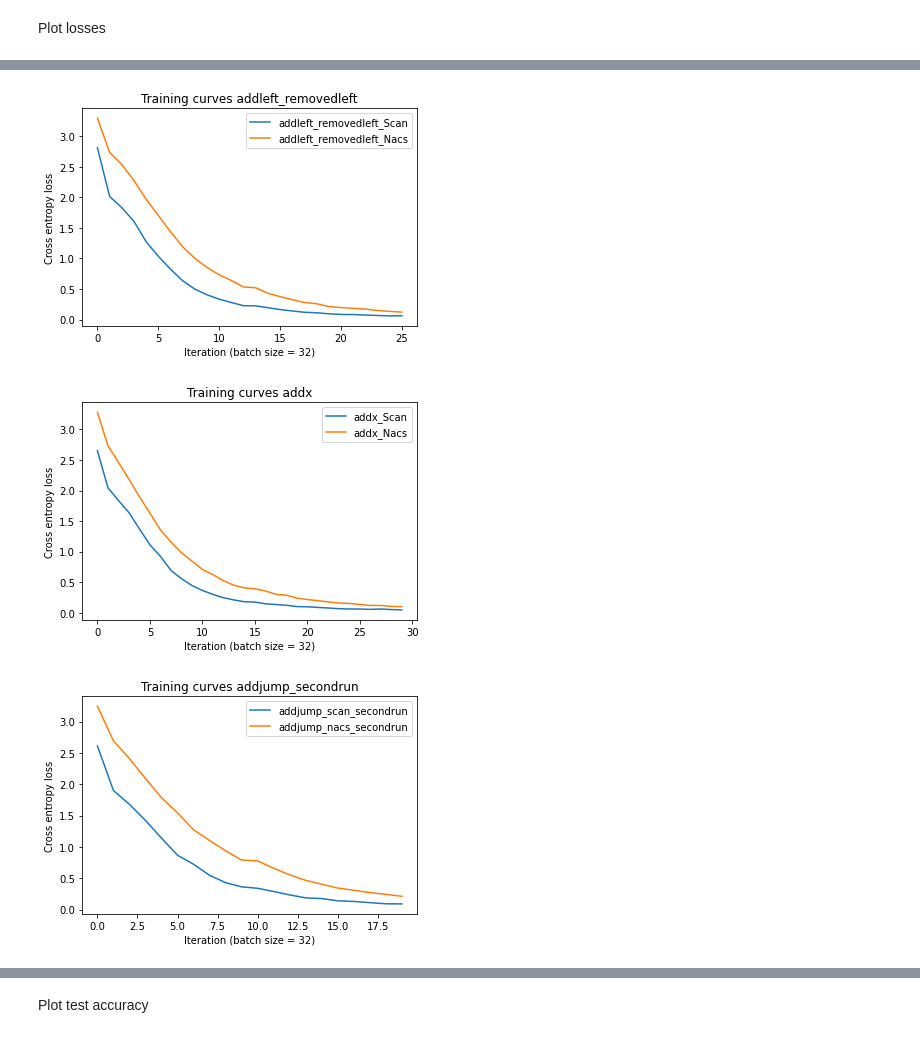
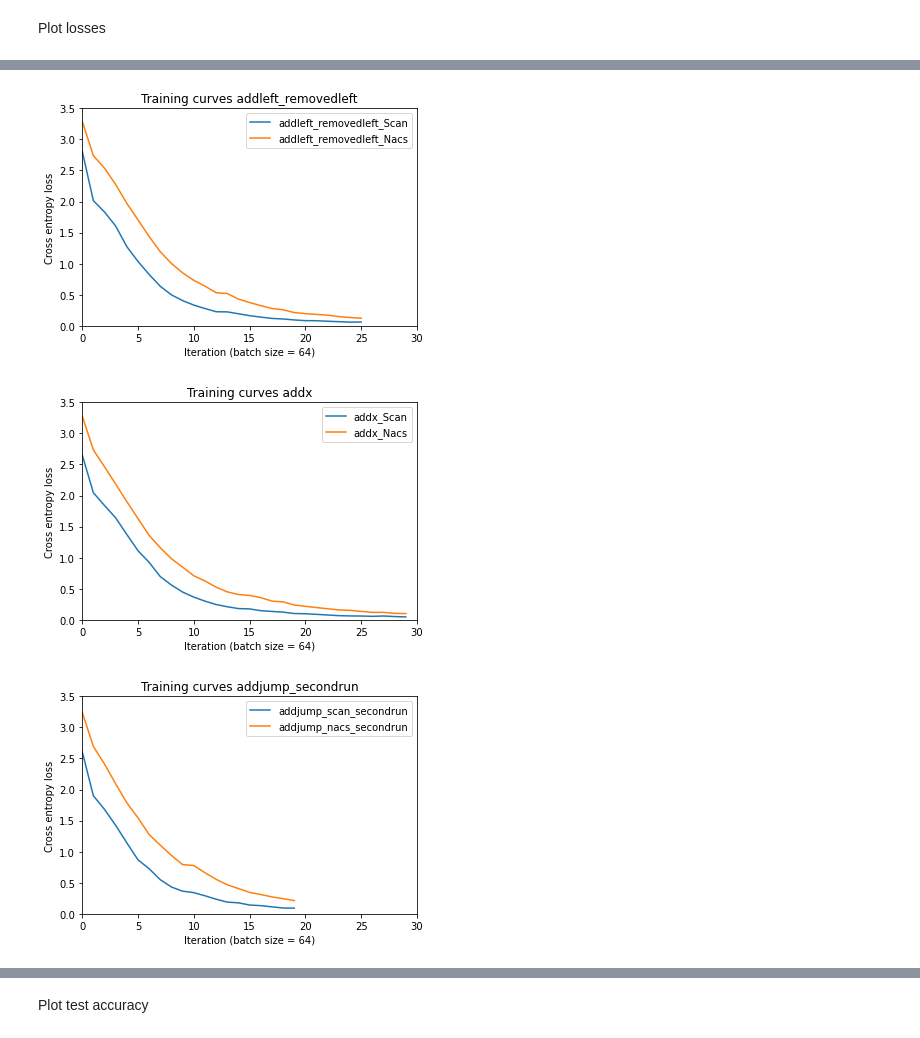
Before and after one commit to JanAthmer/Compositional-generalization-capabillity-of-Transformer, a Jupyter notebook: results.ipynb, the cells around one changed output, grey strips where cells are left out. Cells and saved outputs as stored; diff of their text form; code cells hidden in the pictures.

```diff
--- a/results.ipynb
+++ b/results.ipynb
@@ -128,39 +136,45 @@ plt.show()
 # %%
 addleft_removedleft_scan_losses_ave = np.mean(addleft_removedleft_scan_losses,axis=0)
 addleft_removedleft_nacs_losses_ave = np.mean(addleft_removedleft_nacs_losses,axis=0)
 plt.plot(addleft_removedleft_scan_losses_ave)
 plt.plot(addleft_removedleft_nacs_losses_ave)
-plt.xlabel('Iteration (batch size = 32)')
+plt.xlabel('Iteration (batch size = 64)')
 plt.ylabel('Cross entropy loss')
 plt.title('Training curves addleft_removedleft')
 plt.legend(['addleft_removedleft_Scan','addleft_removedleft_Nacs'])
+plt.xlim([0,30])
+plt.ylim([0,3.5])
 plt.show()
 # %% [output]
-[figure, old version]
+[figure, new version]
 # %%
 addx_scan_losses_ave = np.mean(addx_scan_losses,axis=0)
 addx_nacs_losses_ave = np.mean(addx_nacs_losses,axis=0)
 plt.plot(addx_scan_losses_ave)
 plt.plot(addx_nacs_losses_ave)
-plt.xlabel('Iteration (batch size = 32)')
+plt.xlabel('Iteration (batch size = 64)')
 plt.ylabel('Cross entropy loss')
 plt.title('Training curves addx')
 plt.legend(['addx_Scan','addx_Nacs'])
+plt.xlim([0,30])
+plt.ylim([0,3.5])
 plt.show()
 # %% [output]
-[figure, old version]
+[figure, new version]
 # %%
 addjump_scan_secondrun_losses_ave = np.mean(addjump_scan_secondrun_losses,axis=0)
 addjump_nacs_secondrun_losses_ave = np.mean(addjump_nacs_secondrun_losses,axis=0)
 plt.plot(addjump_scan_secondrun_losses_ave)
 plt.plot(addjump_nacs_secondrun_losses_ave)
-plt.xlabel('Iteration (batch size = 32)')
+plt.xlabel('Iteration (batch size = 64)')
 plt.ylabel('Cross entropy loss')
 plt.title('Training curves addjump_secondrun')
 plt.legend(['addjump_scan_secondrun','addjump_nacs_secondrun'])
+plt.xlim([0,30])
+plt.ylim([0,3.5])
 plt.show()
 # %% [output]
-[figure, old version]
+[figure, new version]
 # %%
 addx_scan_secondrun_losses_ave = np.mean(addx_scan_secondrun_losses,axis=0)
 addx_nacs_secondrun_losses_ave = np.mean(addx_nacs_secondrun_losses,axis=0)
```
Also changed, not shown: parts of 11 cells of this notebook, 11 other files.
